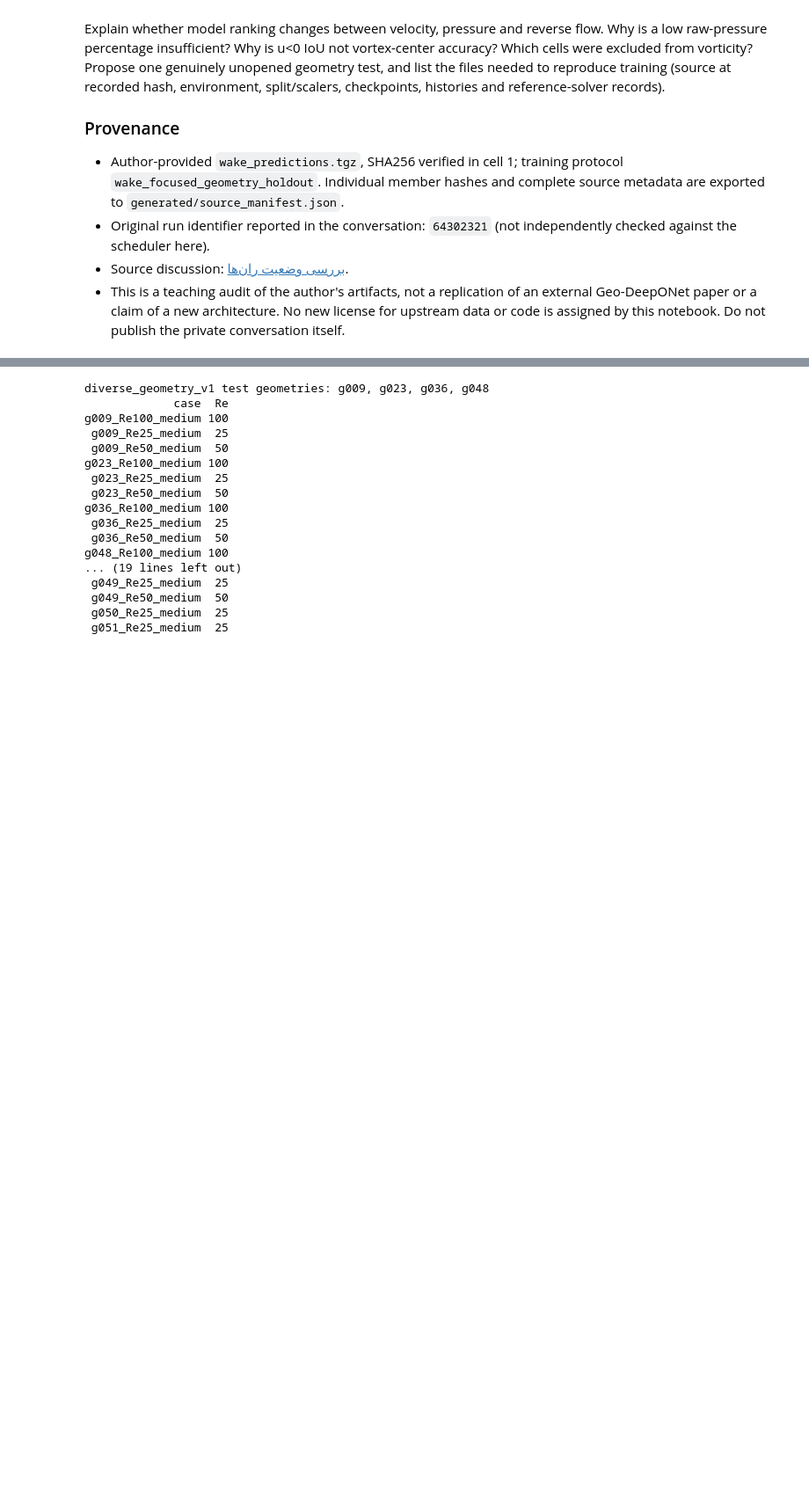
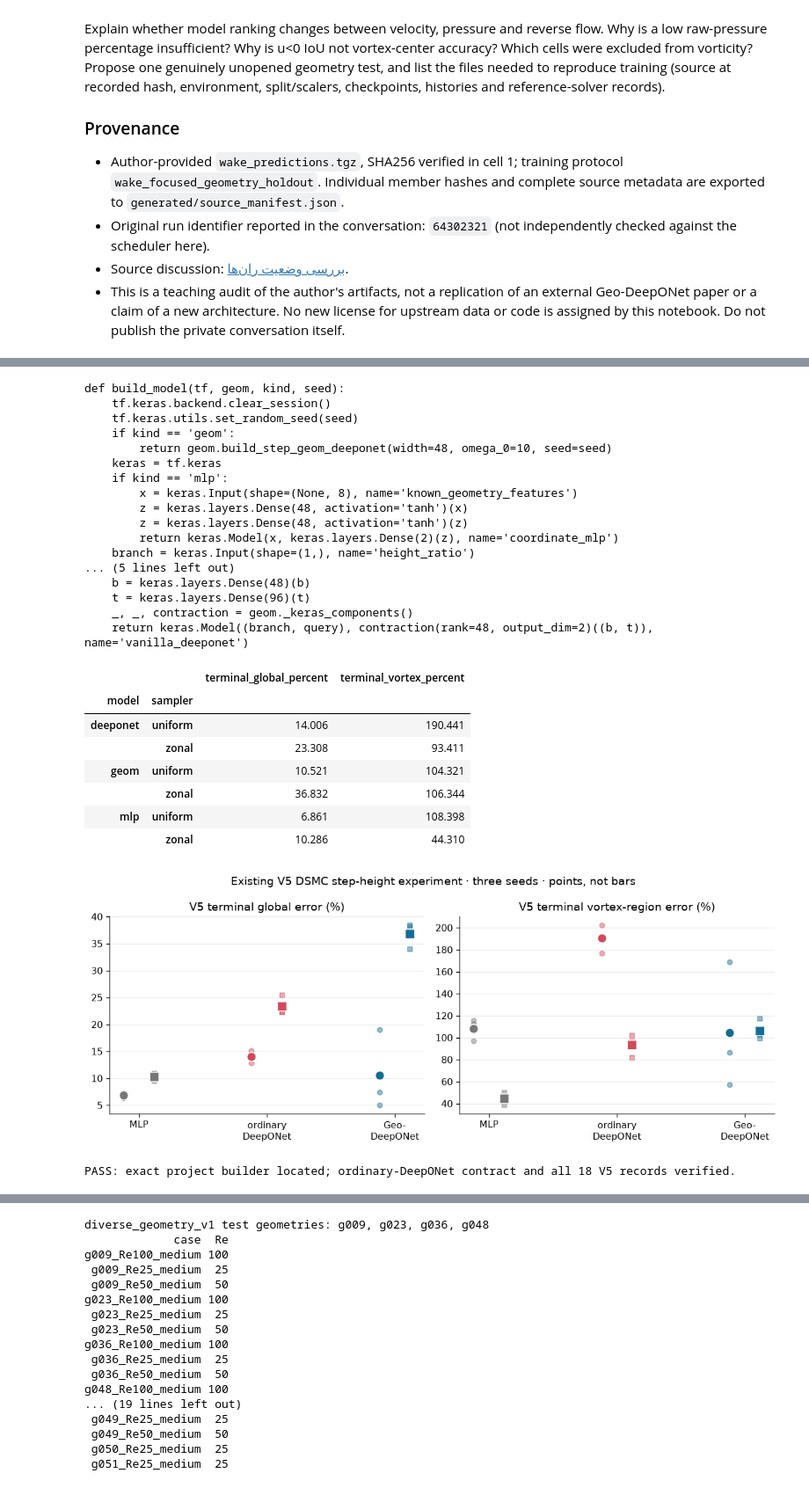
Before and after one commit to Ehsan-Roohi/FlowMLLab, a Jupyter notebook: notebooks/week15/W15_Geometry_Operators_Step_Audit.ipynb, the cells around one changed output, grey strips where cells are left out. Shown at 88% size. Cells and saved outputs as stored; diff of their text form; code cells hidden in the pictures; blank space fills up the shorter version.

Commit message:
Move geometry operator materials to Week 15

```diff
--- a/notebooks/week09/W9_Lab3_Geometry_Operators_Step_Audit.ipynb
+++ b/notebooks/week15/W15_Geometry_Operators_Step_Audit.ipynb
@@ -486 +506,69 @@ hash, environment, split/scalers, checkpoints, histories and reference-solver re
+# %%
+import ast, textwrap
+V5_SOURCE = ARCHIVE.parents[1].parent / 'qa/step_architecture_v5.py'
+V5_METRICS = ARCHIVE.parents[1].parent / 'results/step_architecture_v5/seed_metrics.csv'
+source_text=V5_SOURCE.read_text(encoding='utf-8')
+tree=ast.parse(source_text)
+node=next(n for n in tree.body if isinstance(n,ast.FunctionDef) and n.name=='build_model')
+project_build_model=ast.get_source_segment(source_text,node)
+assert "name='vanilla_deeponet'" in project_build_model
+assert "for width in (128, 128)" in project_build_model
+assert "contraction(rank=48, output_dim=2)" in project_build_model
+print(project_build_model)
+
+def numpy_operator_contraction(branch_latent,trunk_latent,rank=48,output_dim=2):
+    # Dependency-free shape/value test of the project's branch-trunk contraction.
+    b=np.asarray(branch_latent,float)
+    t=np.asarray(trunk_latent,float).reshape(*np.asarray(trunk_latent).shape[:-1],output_dim,rank)
+    return np.einsum('...r,...qor->...qo',b,t)
+
+rng=np.random.default_rng(15)
+b=rng.normal(size=(4,48)); t=rng.normal(size=(4,137,96))
+y=numpy_operator_contraction(b,t)
+assert y.shape==(4,137,2) and np.isfinite(y).all()
+v5=pd.read_csv(V5_METRICS)
+assert set(v5.model)=={'mlp','deeponet','geom'} and set(v5.seed)=={690,691,692}
+display(v5.groupby(['model','sampler'])[['terminal_global_percent','terminal_vortex_percent']].mean().round(3))
+
+fig,axs=plt.subplots(1,2,figsize=(10.5,4.2))
+for ax,col,title in zip(axs,['terminal_global_percent','terminal_vortex_percent'],
+                       ['V5 terminal global error (%)','V5 terminal vortex-region error (%)']):
+    for j,(model,color) in enumerate([('mlp','#777777'),('deeponet','#d1495b'),('geom','#146c94')]):
+        for sampler,marker,offset in [('uniform','o',-.12),('zonal','s',.12)]:
+            d=v5[(v5.model==model)&(v5.sampler==sampler)][col]
+            ax.scatter([j+offset]*len(d),d,s=28,alpha=.45,color=color,marker=marker)
+            ax.scatter([j+offset],[d.mean()],s=95,color=color,marker=marker,edgecolor='white',zorder=3)
+    ax.set(xticks=range(3),xticklabels=['MLP','ordinary\nDeepONet','Geo-\nDeepONet'],title=title)
+    ax.grid(axis='y',alpha=.22)
+fig.suptitle('Existing V5 DSMC step-height experiment · three seeds · points, not bars')
+fig.tight_layout(); fig.savefig(OUT/'vanilla_deeponet_v5_points.png',dpi=160,bbox_inches='tight'); plt.show()
+print('PASS: exact project builder located; ordinary-DeepONet contract and all 18 V5 records verified.')
+# %% [output]
+def build_model(tf, geom, kind, seed):
+    tf.keras.backend.clear_session()
+    tf.keras.utils.set_random_seed(seed)
+    if kind == 'geom':
+        return geom.build_step_geom_deeponet(width=48, omega_0=10, seed=seed)
+    keras = tf.keras
+    if kind == 'mlp':
+        x = keras.Input(shape=(None, 8), name='known_geometry_features')
+        z = keras.layers.Dense(48, activation='tanh')(x)
+        z = keras.layers.Dense(48, activation='tanh')(z)
+        return keras.Model(x, keras.layers.Dense(2)(z), name='coordinate_mlp')
+    branch = keras.Input(shape=(1,), name='height_ratio')
+... (5 lines left out)
+    b = keras.layers.Dense(48)(b)
+    t = keras.layers.Dense(96)(t)
+    _, _, contraction = geom._keras_components()
+    return keras.Model((branch, query), contraction(rank=48, output_dim=2)((b, t)), name='vanilla_deeponet')
+|  |  | terminal_global_percent | terminal_vortex_percent |
+| model | sampler |  |  |
+| deeponet | uniform | 14.006 | 190.441 |
+|  | zonal | 23.308 | 93.411 |
+| geom | uniform | 10.521 | 104.321 |
+|  | zonal | 36.832 | 106.344 |
+| mlp | uniform | 6.861 | 108.398 |
+|  | zonal | 10.286 | 44.310 |
+[figure, added]
+PASS: exact project builder located; ordinary-DeepONet contract and all 18 V5 records verified.
 # %% [markdown]
```
Also changed, not shown: parts of 6 cells of this notebook, 12 other files.
